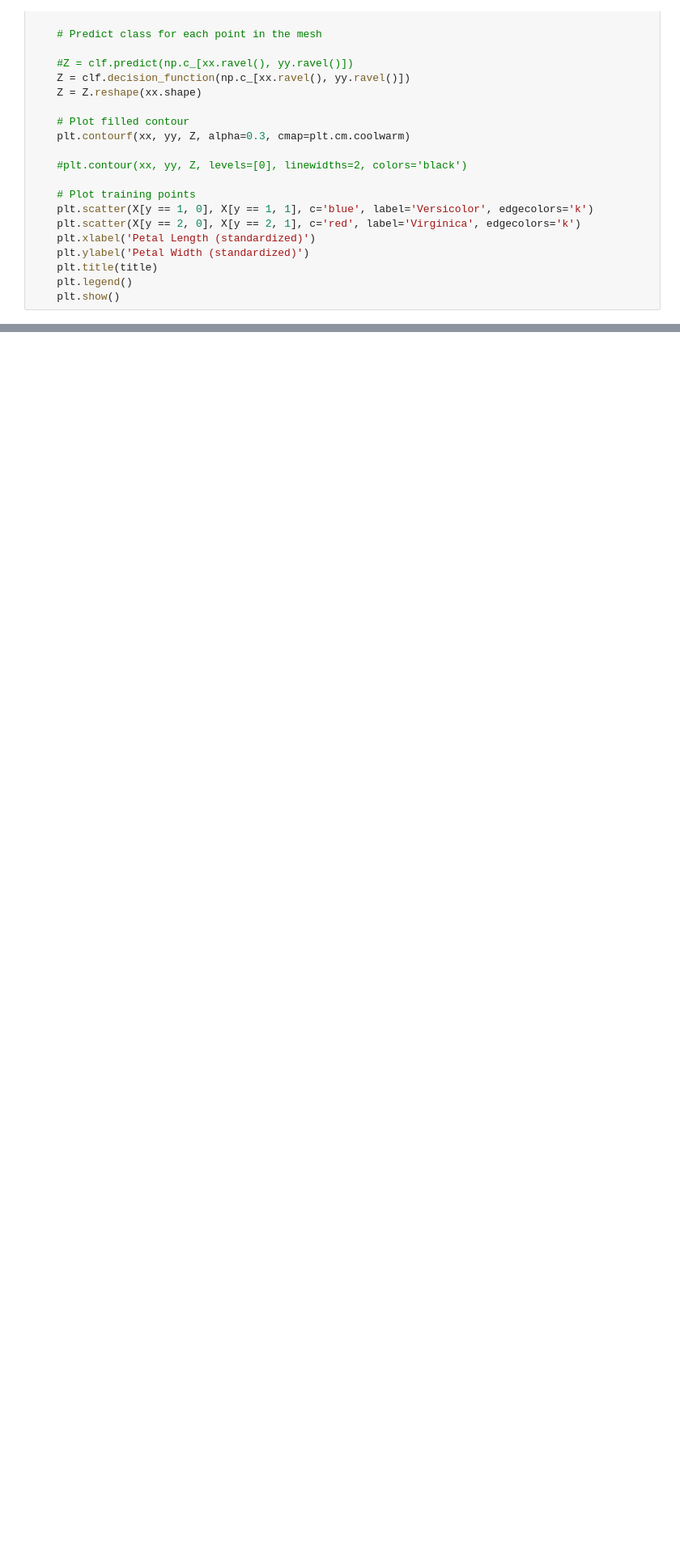
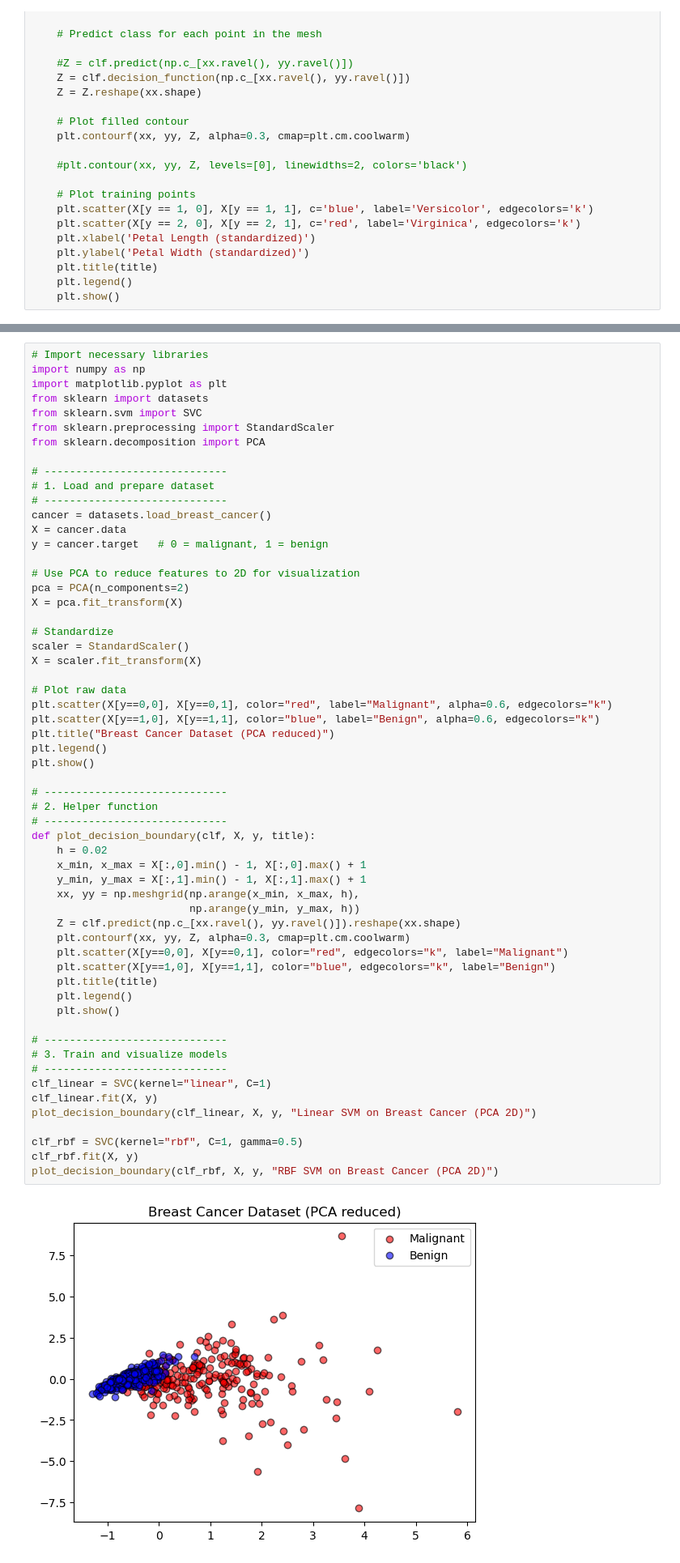
Before and after one commit to Manvi28/Machine-Learning, a Jupyter notebook: Support_Vector_Machine.ipynb, the cells around one changed output, grey strips where cells are left out. Shown at 81% size. Drawn from its saved outputs; the diff is of its cells as text; blank space fills up the shorter version.

```diff
--- a/Support_Vector_Machine.ipynb
+++ b/Support_Vector_Machine.ipynb
@@ -71,3 +71,63 @@ plot_decision_boundary(clf_rbf, X, y, "RBF SVM Decision Boundary")
 # %% [output]
 [figure]
 [figure]
+# %%
+# Import necessary libraries
+import numpy as np
+import matplotlib.pyplot as plt
+from sklearn import datasets
+from sklearn.svm import SVC
+from sklearn.preprocessing import StandardScaler
+from sklearn.decomposition import PCA
+
+# -----------------------------
+# 1. Load and prepare dataset
+# -----------------------------
+cancer = datasets.load_breast_cancer()
+X = cancer.data
+y = cancer.target   # 0 = malignant, 1 = benign
+
+# Use PCA to reduce features to 2D for visualization
+pca = PCA(n_components=2)
+X = pca.fit_transform(X)
+
+# Standardize
+scaler = StandardScaler()
+X = scaler.fit_transform(X)
+
+# Plot raw data
+plt.scatter(X[y==0,0], X[y==0,1], color="red", label="Malignant", alpha=0.6, edgecolors="k")
+plt.scatter(X[y==1,0], X[y==1,1], color="blue", label="Benign", alpha=0.6, edgecolors="k")
+plt.title("Breast Cancer Dataset (PCA reduced)")
+plt.legend()
+plt.show()
+
+# -----------------------------
+# 2. Helper function
+# -----------------------------
+def plot_decision_boundary(clf, X, y, title):
+    h = 0.02
+    x_min, x_max = X[:,0].min() - 1, X[:,0].max() + 1
+    y_min, y_max = X[:,1].min() - 1, X[:,1].max() + 1
+    xx, yy = np.meshgrid(np.arange(x_min, x_max, h),
+                         np.arange(y_min, y_max, h))
+    Z = clf.predict(np.c_[xx.ravel(), yy.ravel()]).reshape(xx.shape)
+    plt.contourf(xx, yy, Z, alpha=0.3, cmap=plt.cm.coolwarm)
+    plt.scatter(X[y==0,0], X[y==0,1], color="red", edgecolors="k", label="Malignant")
+    plt.scatter(X[y==1,0], X[y==1,1], color="blue", edgecolors="k", label="Benign")
+    plt.title(title)
+    plt.legend()
+    plt.show()
+
+# -----------------------------
+# 3. Train and visualize models
+# -----------------------------
+clf_linear = SVC(kernel="linear", C=1)
+clf_linear.fit(X, y)
+plot_decision_boundary(clf_linear, X, y, "Linear SVM on Breast Cancer (PCA 2D)")
+
+clf_rbf = SVC(kernel="rbf", C=1, gamma=0.5)
+clf_rbf.fit(X, y)
+plot_decision_boundary(clf_rbf, X, y, "RBF SVM on Breast Cancer (PCA 2D)")
+# %% [output]
+[figure, added]
```
Also changed, not shown: parts of 2 cells of this notebook, 1 other file.
